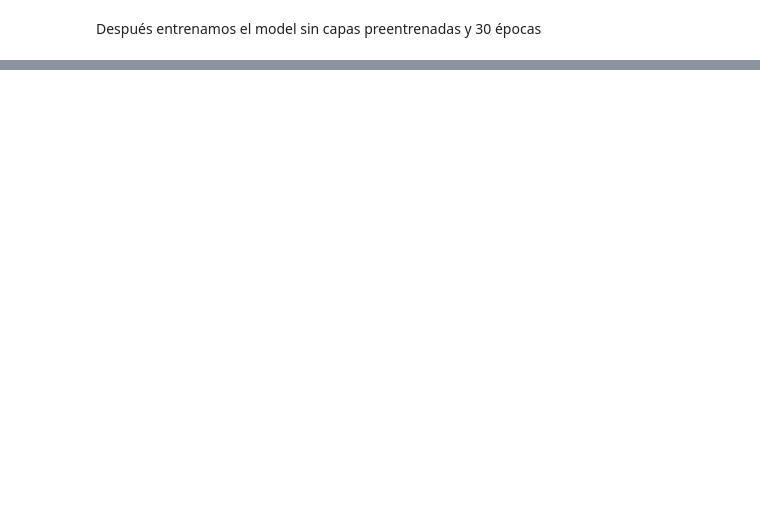
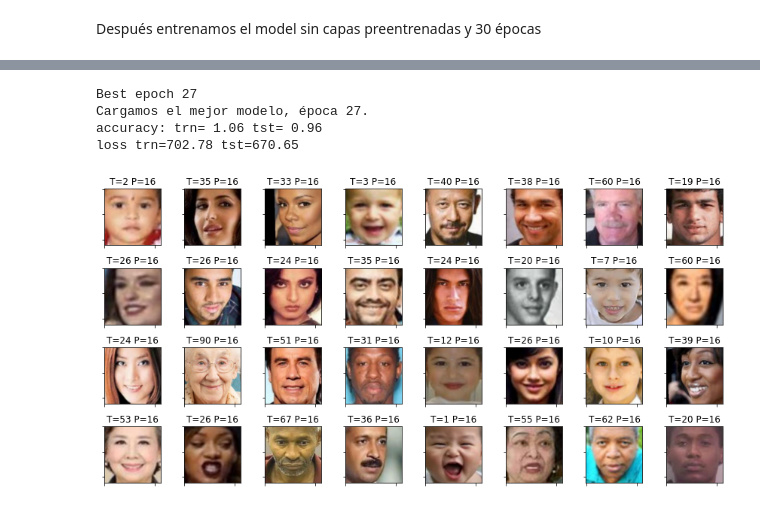
Before and after one commit to SamShelby/Deep_Learning, a Jupyter notebook: src/tareas/t2/notebooks/ej1_utk_faces.ipynb, the cells around one changed output, grey strips where cells are left out. Saved outputs shown, nothing was run; the diff lists cells and outputs as text; code cells hidden in the pictures; blank space fills up the shorter version.

```diff
--- a/src/tareas/t2/notebooks/ej1_utk_faces.ipynb
+++ b/src/tareas/t2/notebooks/ej1_utk_faces.ipynb
@@ -591,0 +598,8 @@ load_and_test_model(run_dir)
+# %%
+load_and_test_model(trn_dl, tst_dl, run_dir)
+# %% [output]
+Best epoch 27
+Cargamos el mejor modelo, época 27.
+accuracy: trn= 1.06 tst= 0.96
+loss trn=702.78 tst=670.65
+[figure, added]
```
Also changed, not shown: parts of 8 cells of this notebook.
